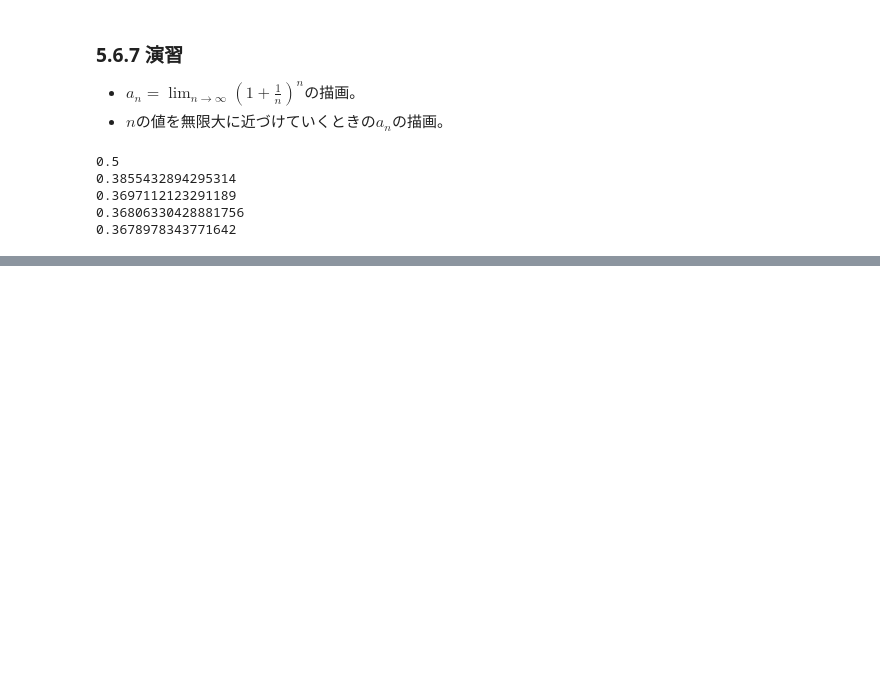
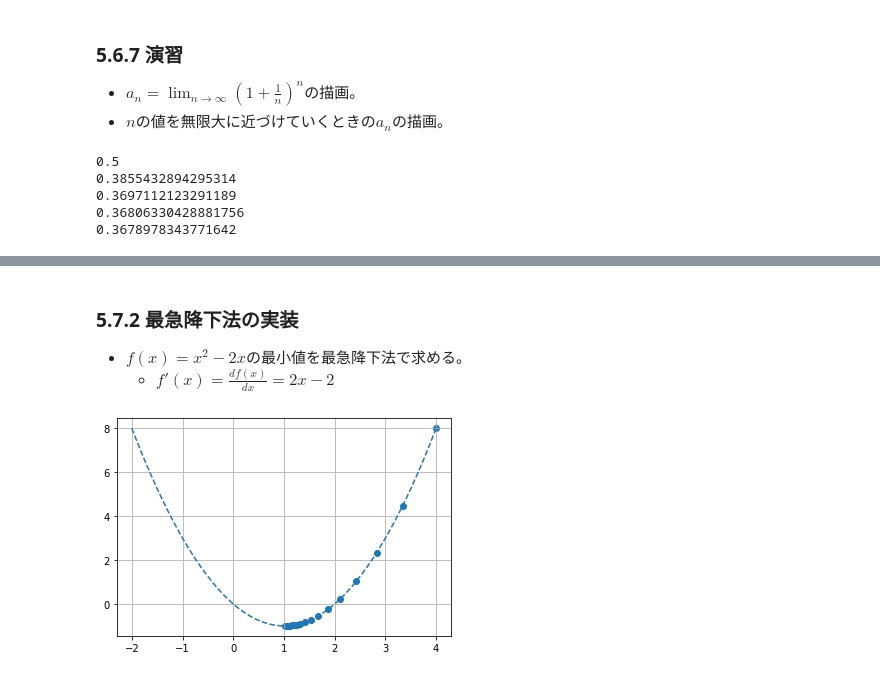
Before and after one commit to tsyu12345/python-ml-text, a Jupyter notebook: Unit5.ipynb, the cells around one changed output, grey strips where cells are left out. Cells and saved outputs as stored; diff of their text form; code cells hidden in the pictures; blank space fills up the shorter version.

```diff
--- a/Unit5.ipynb
+++ b/Unit5.ipynb
@@ -303,0 +311,47 @@ for n in r:
+# %% [markdown]
+### 5.7.2 最急降下法の実装
+* $f(x) = x^2 -2x$の最小値を最急降下法で求める。
+  * $f'(x) = \frac{df(x)}{dx} = 2x-2$
+# %%
+from __future__ import annotations
+
+
+class SteepestDescent():
+
+    def __init__(self, eta:float, x:int|float, renew_count:int):
+        self.renew_count = renew_count
+        self.eta = eta
+        self.x = x
+        self.function = function(x)
+        self.diff_function = function_differential(x)
+
+    def function(self, x:int|float) -> float:
+        return x**2 - 2*x
+
+    def function_differential(self, x) -> float:
+        return 2*x - 2
+
+
+    def plot_graph(self) -> None:
+        record_x:list[float] = []
+        record_y:list[float] = []
+        for i in range(self.renew_count):
+            y = self.function(self.x)
+            record_x.append(self.x)
+            record_y.append(y)
+
+            self.x -= self.eta * self.function_differential(self.x)
+
+        x_f = np.linspace(-2, 4)
+        y_f = self.function(x_f)
+
+        plt.plot(x_f, y_f, linestyle="dashed")
+        plt.scatter(record_x, record_y)
+
+        plt.grid()
+        plt.show()
+
+t = SteepestDescent(0.11, 4.0, 20)
+t.plot_graph()
+# %% [output]
+[figure, added]
```
Also changed, not shown: parts of 5 cells of this notebook, 1 other file.
